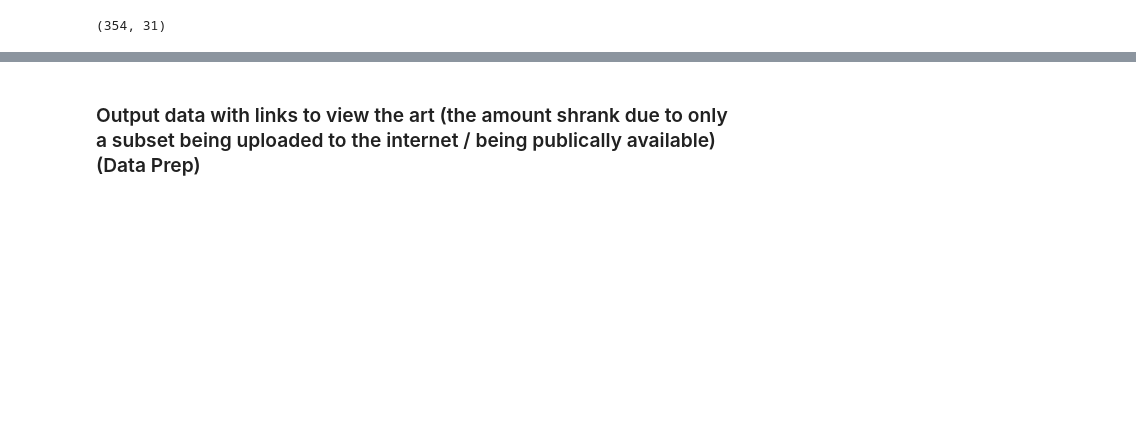
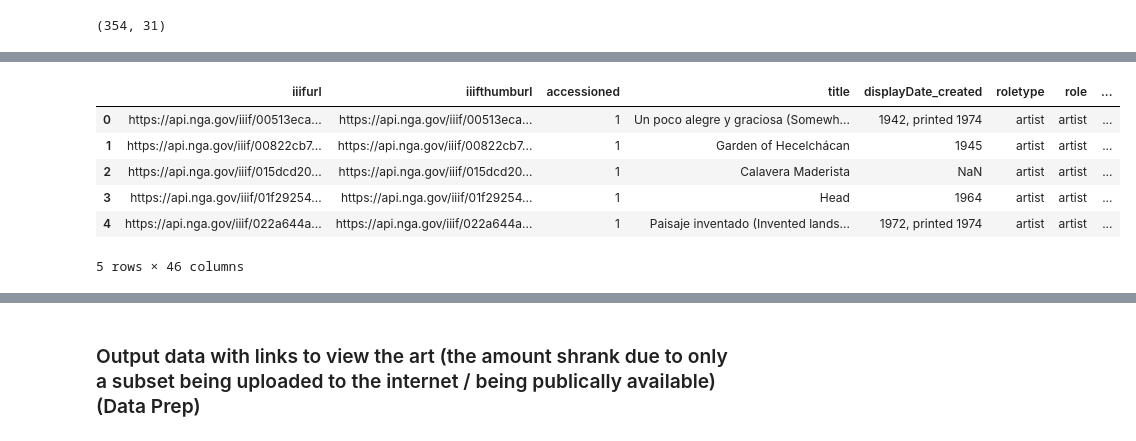
Before and after one commit to Bryan-Az/Art_and_Ai, a Jupyter notebook: scripts/extract_LaArt.ipynb, the cells around one changed output, grey strips where cells are left out. Saved outputs shown, nothing was run; the diff lists cells and outputs as text; code cells hidden in the pictures; blank space fills up the shorter version.

```diff
--- a/scripts/extract_LaArt.ipynb
+++ b/scripts/extract_LaArt.ipynb
@@ -179 +153,13 @@ latin_art_urls.shape # columns increased by 12
+# %%
+latin_art = pd.read_csv('../data_samples/latin_art.csv', on_bad_lines='skip')
+# %%
+latin_art.head()
+# %% [output]
+|  | iiifurl | iiifthumburl | accessioned | title | displayDate_created | roletype | role | ... |
+| 0 | https://api.nga.gov/iiif/00513eca... | https://api.nga.gov/iiif/00513eca... | 1 | Un poco alegre y graciosa (Somewh... | 1942, printed 1974 | artist | artist | ... |
+| 1 | https://api.nga.gov/iiif/00822cb7... | https://api.nga.gov/iiif/00822cb7... | 1 | Garden of Hecelchácan | 1945 | artist | artist | ... |
+| 2 | https://api.nga.gov/iiif/015dcd20... | https://api.nga.gov/iiif/015dcd20... | 1 | Calavera Maderista | NaN | artist | artist | ... |
+| 3 | https://api.nga.gov/iiif/01f29254... | https://api.nga.gov/iiif/01f29254... | 1 | Head | 1964 | artist | artist | ... |
+| 4 | https://api.nga.gov/iiif/022a644a... | https://api.nga.gov/iiif/022a644a... | 1 | Paisaje inventado (Invented lands... | 1972, printed 1974 | artist | artist | ... |
+5 rows × 46 columns
 # %%
```
Also changed, not shown: parts of 32 cells of this notebook, 11 other files.
